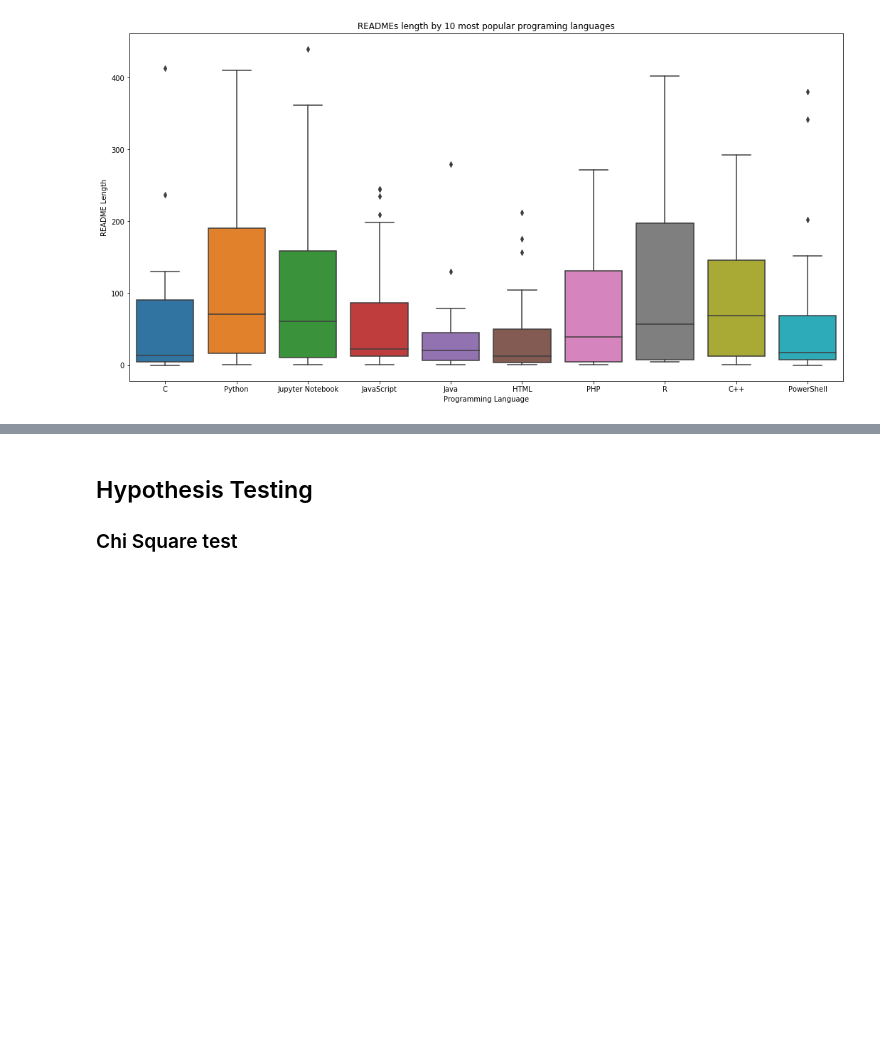
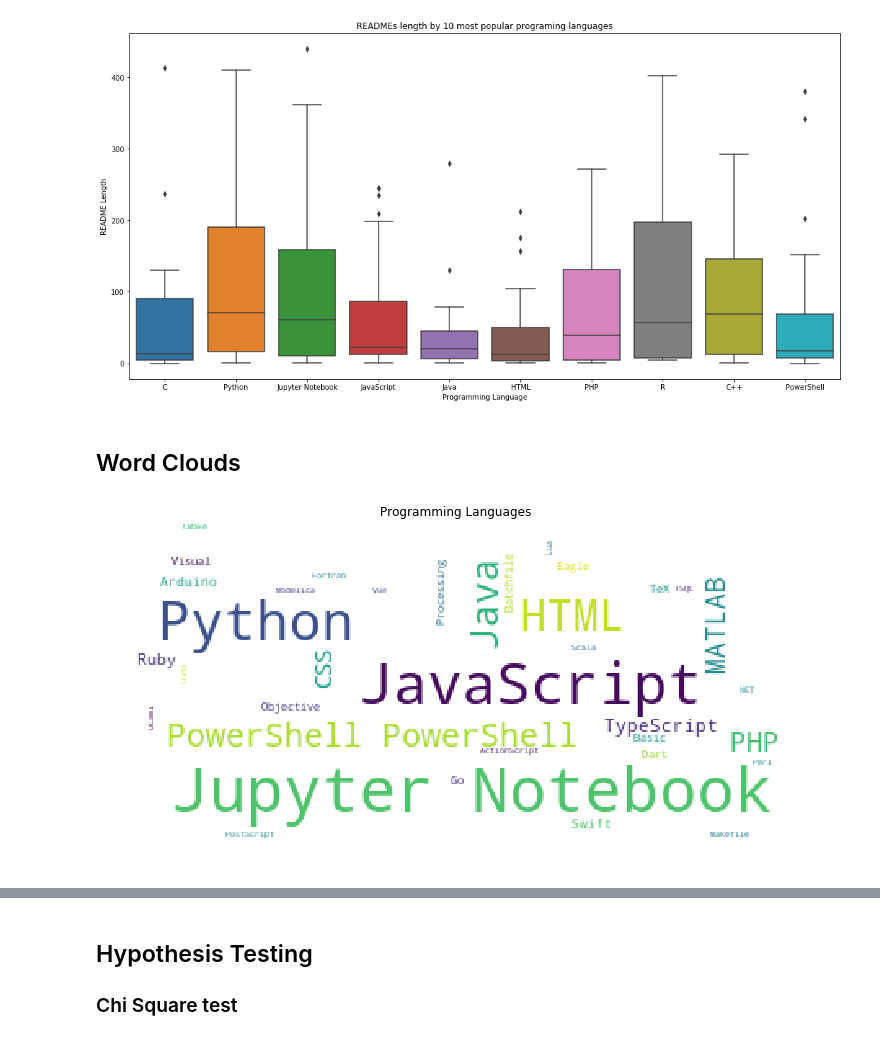
Before and after one commit to github-nlp-project/nlp-project, a Jupyter notebook: sonny_notebook.ipynb, the cells around one changed output, grey strips where cells are left out. Drawn from its saved outputs; the diff is of its cells as text; code cells hidden in the pictures; blank space fills up the shorter version.

```diff
--- a/sonny_notebook.ipynb
+++ b/sonny_notebook.ipynb
@@ -135,3 +135,16 @@ plt.ylabel('README Length')
 plt.show()
 # %% [output]
 [figure]
+# %% [markdown]
+## Word Clouds
+# %%
+from wordcloud import WordCloud
+# Look at the programming language value counts and create a word cloud of the words
+all_cloud = WordCloud(background_color='white').generate(' '.join(df.language))
+plt.figure(figsize=(12, 6))
+plt.imshow(all_cloud)
+plt.title('Programming Languages')
+plt.axis('off')
+plt.show()
+# %% [output]
+[figure, added]
```
Also changed, not shown: parts of 3 cells of this notebook.
